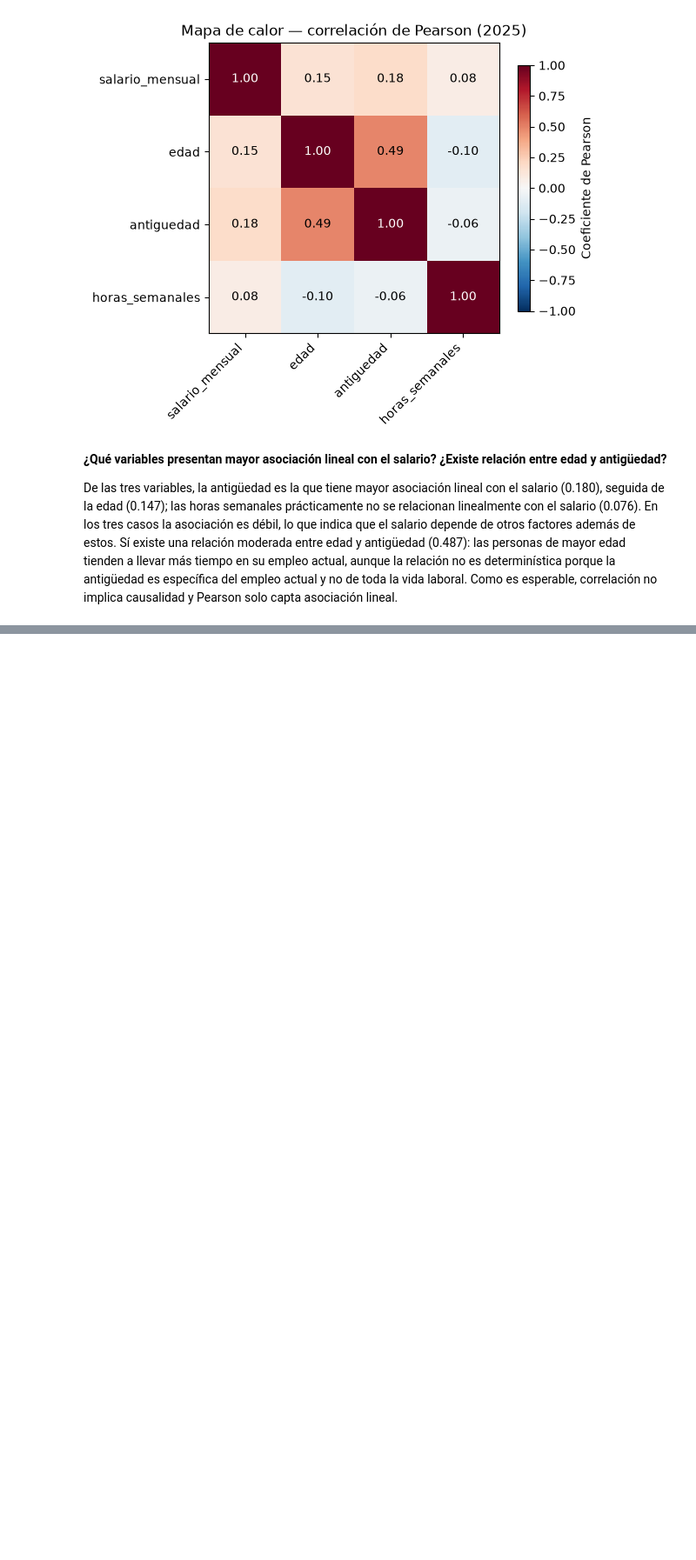
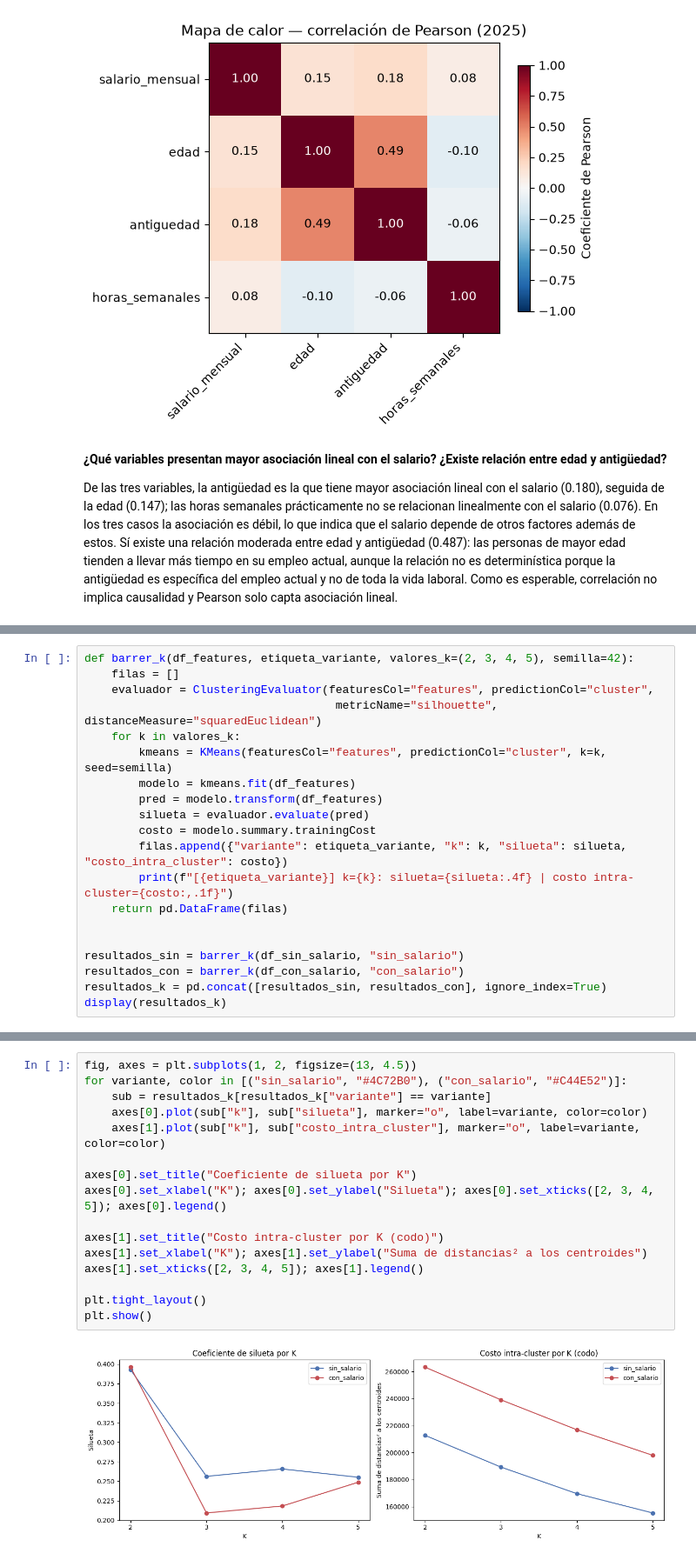
Before and after one commit to erickguerra2/LAB07-DATA, a Jupyter notebook: Lab7.ipynb, the cells around one changed output, grey strips where cells are left out. Shown at 87% size. Cells and saved outputs as stored; diff of their text form; blank space fills up the shorter version.

```diff
--- a/Lab7.ipynb
+++ b/Lab7.ipynb
@@ -1315,0 +1389,20 @@ De las tres variables, la antigüedad es la que tiene mayor asociación lineal c
+# %%
+def barrer_k(df_features, etiqueta_variante, valores_k=(2, 3, 4, 5), semilla=42):
+    filas = []
+    evaluador = ClusteringEvaluator(featuresCol="features", predictionCol="cluster",
+                                     metricName="silhouette", distanceMeasure="squaredEuclidean")
+    for k in valores_k:
+        kmeans = KMeans(featuresCol="features", predictionCol="cluster", k=k, seed=semilla)
+        modelo = kmeans.fit(df_features)
+        pred = modelo.transform(df_features)
+        silueta = evaluador.evaluate(pred)
+        costo = modelo.summary.trainingCost
+        filas.append({"variante": etiqueta_variante, "k": k, "silueta": silueta, "costo_intra_cluster": costo})
+        print(f"[{etiqueta_variante}] k={k}: silueta={silueta:.4f} | costo intra-cluster={costo:,.1f}")
+    return pd.DataFrame(filas)
+
+
+resultados_sin = barrer_k(df_sin_salario, "sin_salario")
+resultados_con = barrer_k(df_con_salario, "con_salario")
+resultados_k = pd.concat([resultados_sin, resultados_con], ignore_index=True)
+display(resultados_k)
@@ -1315,0 +1427,18 @@ De las tres variables, la antigüedad es la que tiene mayor asociación lineal c
+# %%
+fig, axes = plt.subplots(1, 2, figsize=(13, 4.5))
+for variante, color in [("sin_salario", "#4C72B0"), ("con_salario", "#C44E52")]:
+    sub = resultados_k[resultados_k["variante"] == variante]
+    axes[0].plot(sub["k"], sub["silueta"], marker="o", label=variante, color=color)
+    axes[1].plot(sub["k"], sub["costo_intra_cluster"], marker="o", label=variante, color=color)
+
+axes[0].set_title("Coeficiente de silueta por K")
+axes[0].set_xlabel("K"); axes[0].set_ylabel("Silueta"); axes[0].set_xticks([2, 3, 4, 5]); axes[0].legend()
+
+axes[1].set_title("Costo intra-cluster por K (codo)")
+axes[1].set_xlabel("K"); axes[1].set_ylabel("Suma de distancias² a los centroides")
+axes[1].set_xticks([2, 3, 4, 5]); axes[1].legend()
+
+plt.tight_layout()
+plt.show()
+# %% [output]
+[figure, added]
```
Also changed, not shown: parts of 16 cells of this notebook.
